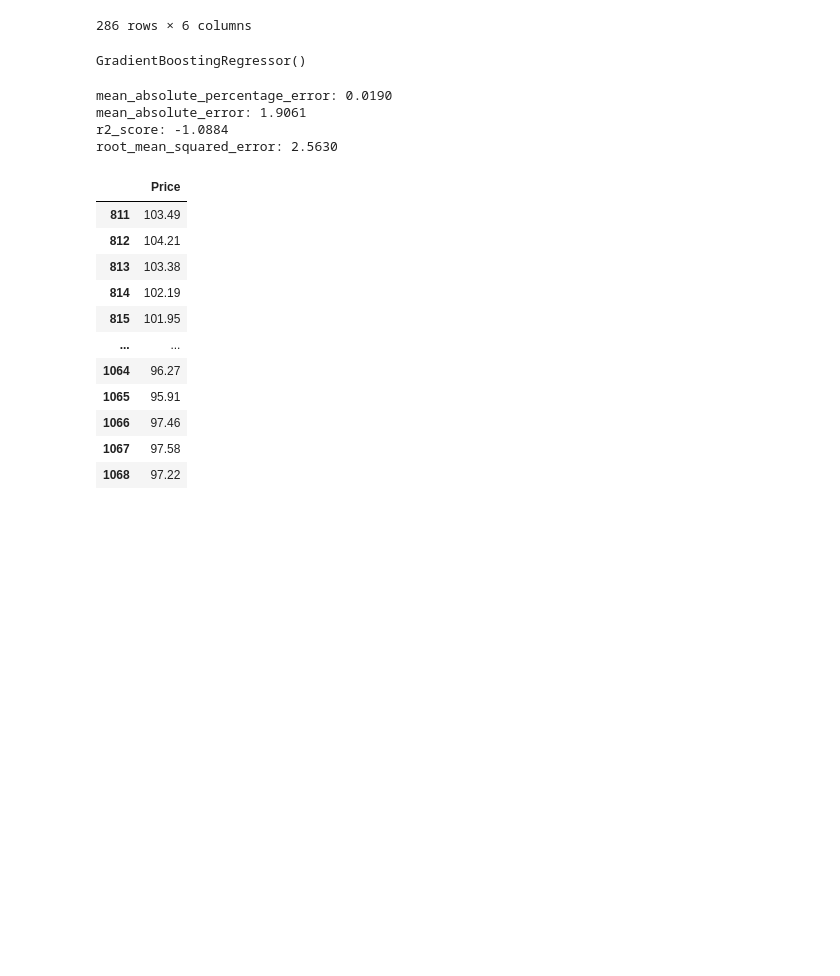
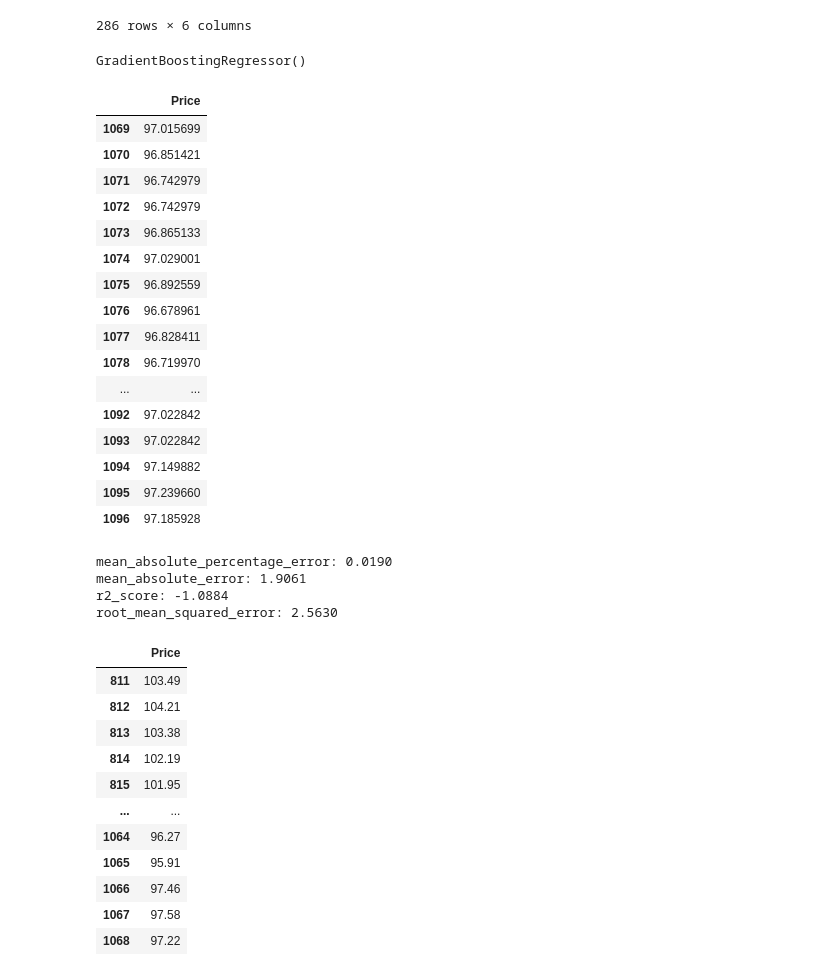
Before and after one commit to negralessio/bfh24, a Jupyter notebook: notebooks/oil_price_forecasting.ipynb, the cells around one changed output. Saved outputs shown, nothing was run; the diff lists cells and outputs as text; code cells hidden in the pictures; blank space fills up the shorter version.

```diff
--- a/notebooks/oil_price_forecasting.ipynb
+++ b/notebooks/oil_price_forecasting.ipynb
@@ -156,7 +156,27 @@ GradientBoostingRegressor()
 # %%
 y_pred = regr.predict(X_test)
 # Convert to pd.DataFrame
 y_pred = pd.DataFrame(y_pred, columns=["Price"], index=y_test.index)
+
+y_pred
+# %% [output]
+|  | Price |
+| 1069 | 97.015699 |
+| 1070 | 96.851421 |
+| 1071 | 96.742979 |
+| 1072 | 96.742979 |
+| 1073 | 96.865133 |
+| 1074 | 97.029001 |
+| 1075 | 96.892559 |
+| 1076 | 96.678961 |
+| 1077 | 96.828411 |
+| 1078 | 96.719970 |
+| ... | ... |
+| 1092 | 97.022842 |
+| 1093 | 97.022842 |
+| 1094 | 97.149882 |
+| 1095 | 97.239660 |
+| 1096 | 97.185928 |
 # %%
 from sklearn.metrics import mean_absolute_percentage_error, mean_absolute_error, r2_score, root_mean_squared_error
 
```
Also changed, not shown: 2 other files.
